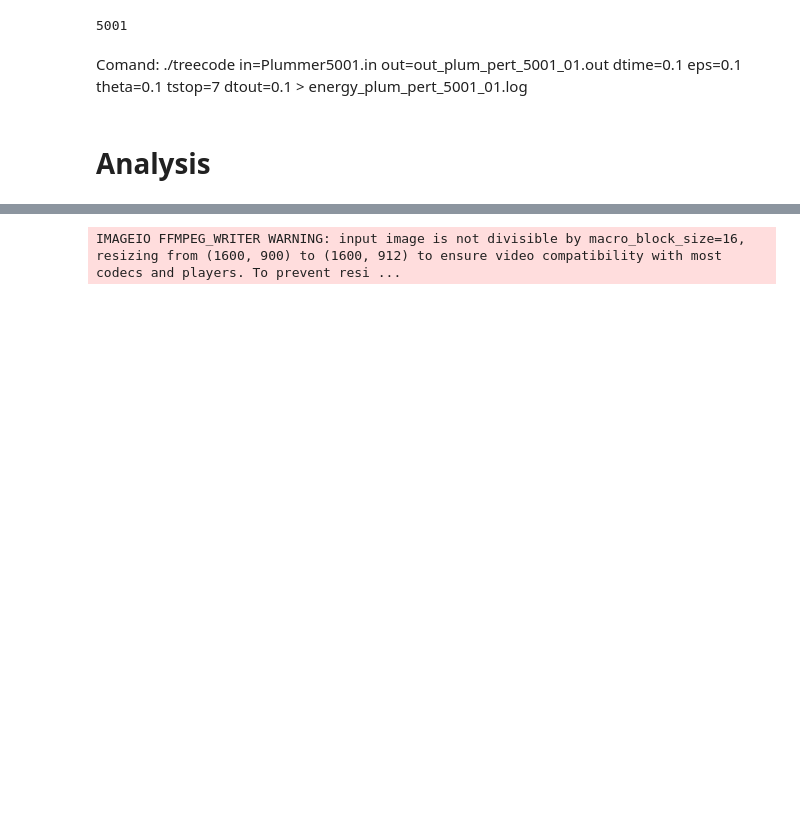
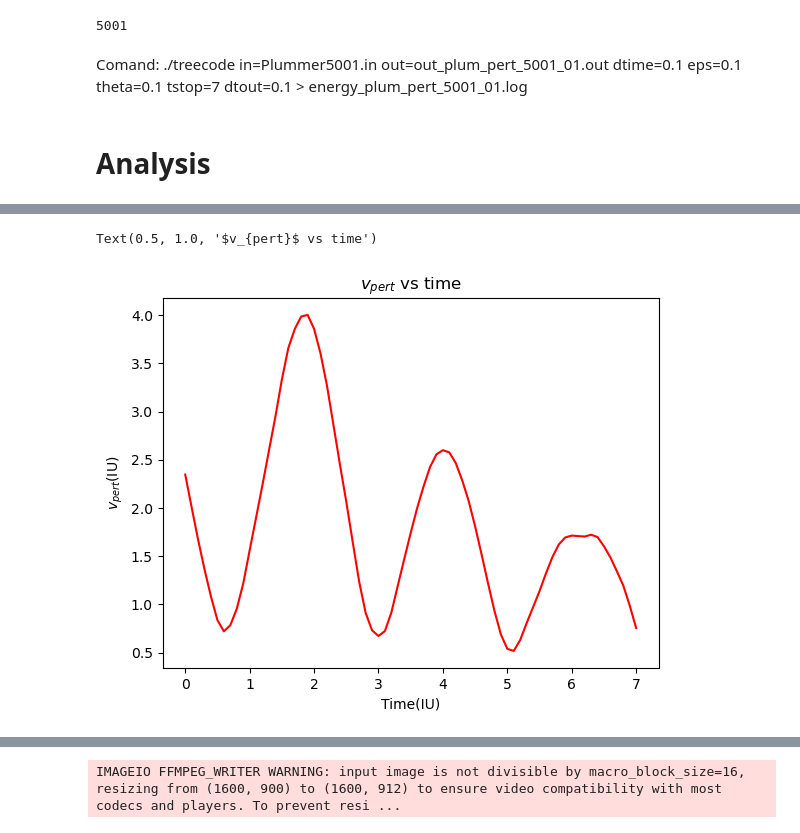
Before and after one commit to Isabella-Famoso/Dynamics, a Jupyter notebook: Dynamical_friction/Dynamical_friction.ipynb, the cells around one changed output, grey strips where cells are left out. Saved outputs shown, nothing was run; the diff lists cells and outputs as text; code cells hidden in the pictures; blank space fills up the shorter version.

```diff
--- a/Dynamical_friction/Dynamical_friction.ipynb
+++ b/Dynamical_friction/Dynamical_friction.ipynb
@@ -399,0 +401,16 @@ for j in range(0, N, 100):
+# %%
+#velocity of the massive particle
+v_M = np.zeros(len(t))
+
+for i in range(len(t)):
+    v_M[i] = v[i][-1]
+
+plt.plot(t, v_M, c='red', label='Velocity of the perturber')
+plt.xlabel('Time(IU)')
+plt.ylabel(r'$v_{pert}$(IU)')
+#plt.plot(t, R_CM, c='blue', label='Position of the CM')
+#plt.legend()
+plt.title(r'$v_{pert}$ vs time')
+# %% [output]
+Text(0.5, 1.0, '$v_{pert}$ vs time')
+[figure, added]
```
Also changed, not shown: parts of 13 cells of this notebook, 5 other files.
